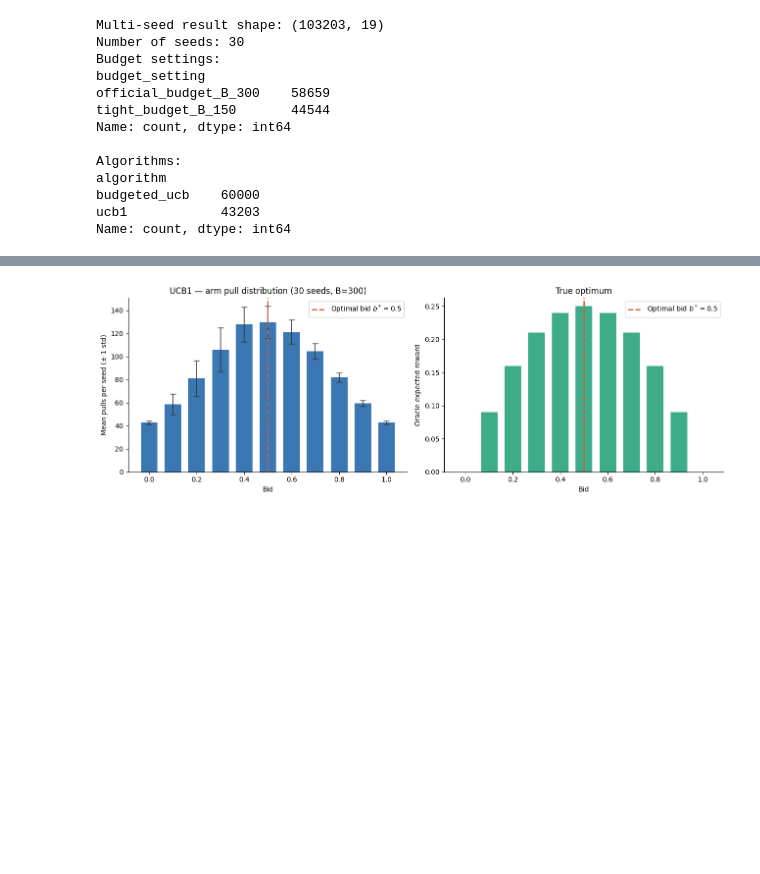
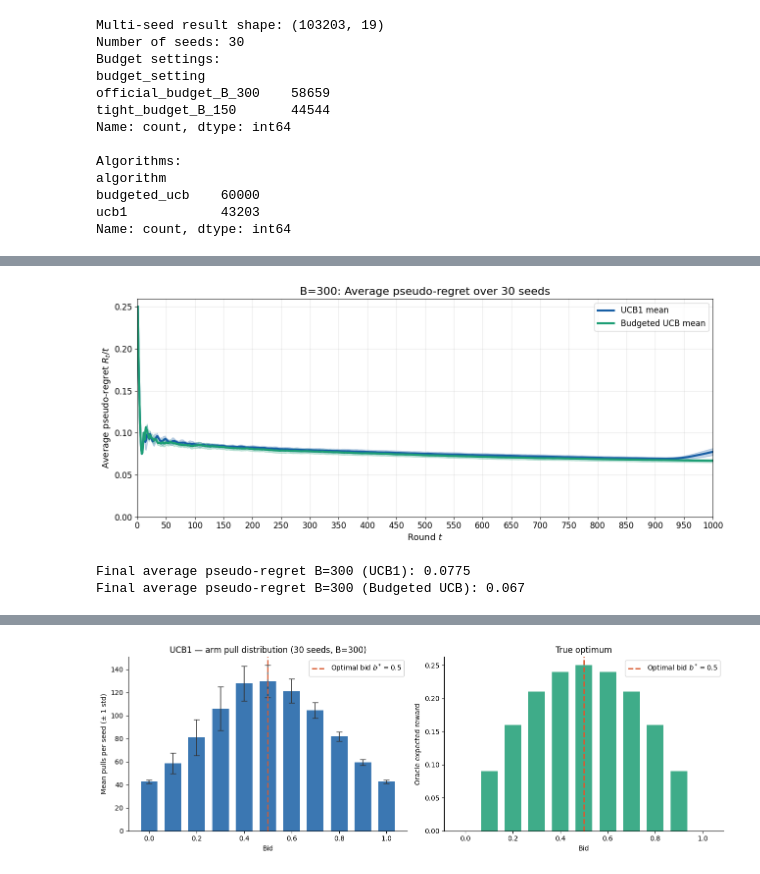
Before and after one commit to FoadZahediLabaf/OnlineAdvertisingBiddingStrategy, a Jupyter notebook: notebooks/req1_single_campaign.ipynb, the cells around one changed output, grey strips where cells are left out. Cells and saved outputs as stored; diff of their text form; code cells hidden in the pictures; blank space fills up the shorter version.

```diff
--- a/notebooks/req1_single_campaign.ipynb
+++ b/notebooks/req1_single_campaign.ipynb
@@ -1650,0 +1832,74 @@ This plot is only an illustrative sanity check. The dashed curve is a reference
+# %%
+# Average pseudo-regret R_t / t for official B=300
+# This plot is useful because sublinear regret means R_t / t decreases toward zero.
+
+if "pseudo_regret_df" not in globals():
+    raise NameError("Run the B=300 full-horizon pseudo-regret cell first.")
+
+average_regret_df = lp_regret_B300_df.copy()
+average_regret_df["average_pseudo_regret"] = average_regret_df["lp_average_pseudo_regret"]
+
+
+fig, ax = plt.subplots(figsize=(13, 5.5))
+
+final_average_pseudo_regret = {}
+
+for algo in ["ucb1", "budgeted_ucb"]:
+    color = "#185FA5" if algo == "ucb1" else "#1D9E75"
+    label = "UCB1" if algo == "ucb1" else "Budgeted UCB"
+
+    pivot = average_regret_df[
+        average_regret_df["algorithm"] == algo
+    ].pivot_table(
+        index="round",
+        columns="seed",
+        values="average_pseudo_regret",
+        aggfunc="last",
+    ).sort_index()
+
+    mean_average_regret = pivot.mean(axis=1).to_numpy(dtype=float)
+    std_average_regret = pivot.std(axis=1).fillna(0).to_numpy(dtype=float)
+    rounds = pivot.index.to_numpy(dtype=float)
+
+    final_average_pseudo_regret[algo] = mean_average_regret[-1]
+
+    ax.plot(
+        rounds,
+        mean_average_regret,
+        label=f"{label} mean",
+        color=color,
+        lw=3,
+    )
+
+    ax.fill_between(
+        rounds,
+        mean_average_regret - std_average_regret,
+        mean_average_regret + std_average_regret,
+        color=color,
+        alpha=0.25,
+    )
+
+ax.set_xlim(1, horizon)
+ax.set_ylim(bottom=0)
+ax.set_xticks(np.arange(0, horizon + 1, 50))
+ax.set_xlabel("Round $t$", fontsize=13)
+ax.set_ylabel("Average pseudo-regret $R_t / t$", fontsize=13)
+ax.set_title("B=300: Average pseudo-regret over 30 seeds", fontsize=16)
+ax.tick_params(axis="both", labelsize=12)
+ax.grid(True, alpha=0.3)
+ax.legend(loc="upper right", fontsize=12, frameon=True)
+
+plt.tight_layout()
+plt.savefig(
+    plots_dir / "req1_average_pseudo_regret_B300.png",
+    dpi=300,
+    bbox_inches="tight",
+)
+plt.show()
+
+print("Final average pseudo-regret B=300 (UCB1):", round(final_average_pseudo_regret["ucb1"], 4))
+print("Final average pseudo-regret B=300 (Budgeted UCB):", round(final_average_pseudo_regret["budgeted_ucb"], 4))
+# %% [output]
+[figure, added]
+Final average pseudo-regret B=300 (UCB1): 0.0775
+Final average pseudo-regret B=300 (Budgeted UCB): 0.067
```
Also changed, not shown: parts of 23 cells of this notebook, 33 other files.
